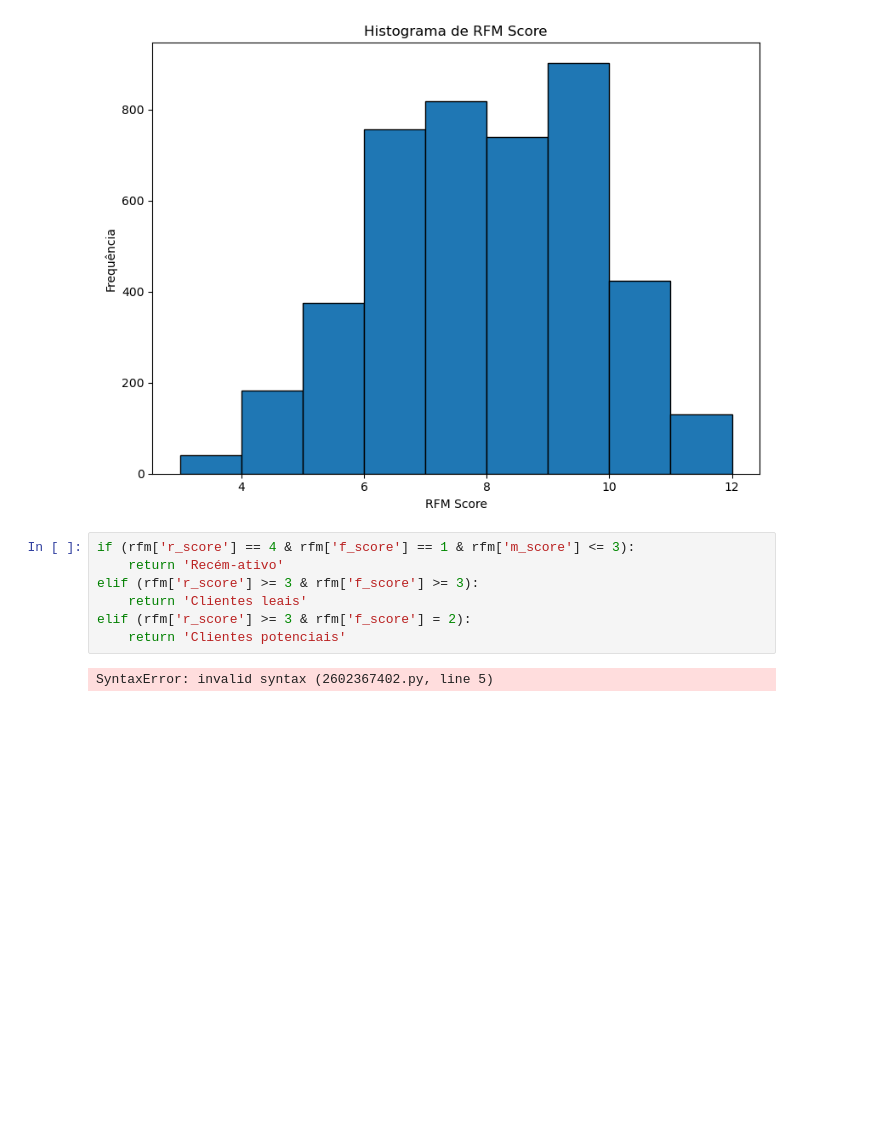
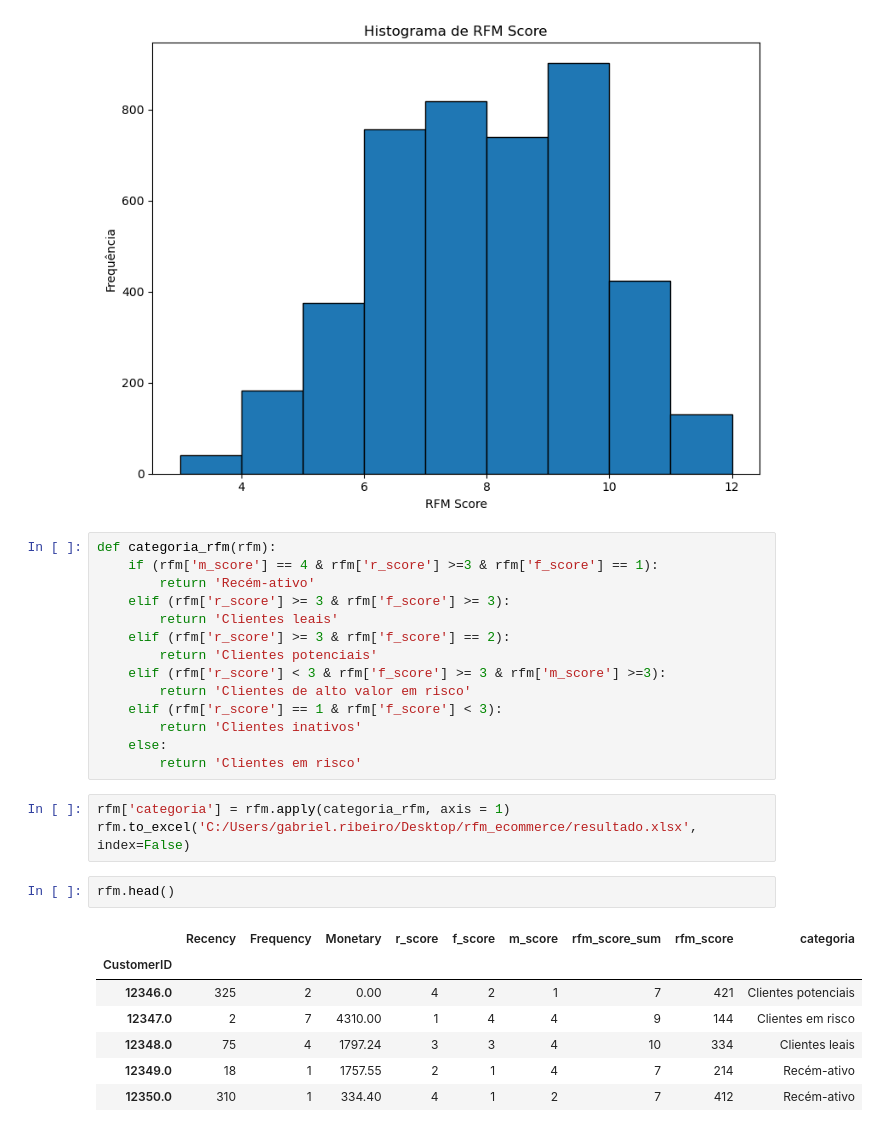
Before and after one commit to Gabrielhdsr/rfm_ecommerce, a Jupyter notebook: rfm_ecommerce.Ipynb, the cells around one changed output. Cells and saved outputs as stored; diff of their text form; blank space fills up the shorter version.

Commit message:
atualização categoria

```diff
--- a/rfm_ecommerce.Ipynb
+++ b/rfm_ecommerce.Ipynb
@@ -99,11 +99,29 @@ plt.show()
 # %% [output]
 [figure]
 # %%
-if (rfm['r_score'] == 4 & rfm['f_score'] == 1 & rfm['m_score'] <= 3):
-    return 'Recém-ativo'
-elif (rfm['r_score'] >= 3 & rfm['f_score'] >= 3):
-    return 'Clientes leais'
-elif (rfm['r_score'] >= 3 & rfm['f_score'] = 2):
-    return 'Clientes potenciais'
+def categoria_rfm(rfm):
+    if (rfm['m_score'] == 4 & rfm['r_score'] >=3 & rfm['f_score'] == 1):
+        return 'Recém-ativo'
+    elif (rfm['r_score'] >= 3 & rfm['f_score'] >= 3):
+        return 'Clientes leais'
+    elif (rfm['r_score'] >= 3 & rfm['f_score'] == 2):
+        return 'Clientes potenciais'
+    elif (rfm['r_score'] < 3 & rfm['f_score'] >= 3 & rfm['m_score'] >=3):
+        return 'Clientes de alto valor em risco'
+    elif (rfm['r_score'] == 1 & rfm['f_score'] < 3):
+        return 'Clientes inativos'
+    else:
+        return 'Clientes em risco'
-# %% [output]
-SyntaxError: invalid syntax (2602367402.py, line 5)
+# %%
+rfm['categoria'] = rfm.apply(categoria_rfm, axis = 1)
+rfm.to_excel('C:/Users/gabriel.ribeiro/Desktop/rfm_ecommerce/resultado.xlsx', index=False)
+# %%
+rfm.head()
+# %% [output]
+|  | Recency | Frequency | Monetary | r_score | f_score | m_score | rfm_score_sum | rfm_score | categoria |
+| CustomerID |  |  |  |  |  |  |  |  |  |
+| 12346.0 | 325 | 2 | 0.00 | 4 | 2 | 1 | 7 | 421 | Clientes potenciais |
+| 12347.0 | 2 | 7 | 4310.00 | 1 | 4 | 4 | 9 | 144 | Clientes em risco |
+| 12348.0 | 75 | 4 | 1797.24 | 3 | 3 | 4 | 10 | 334 | Clientes leais |
+| 12349.0 | 18 | 1 | 1757.55 | 2 | 1 | 4 | 7 | 214 | Recém-ativo |
+| 12350.0 | 310 | 1 | 334.40 | 4 | 1 | 2 | 7 | 412 | Recém-ativo |
```
Also changed, not shown: 2 other files.
